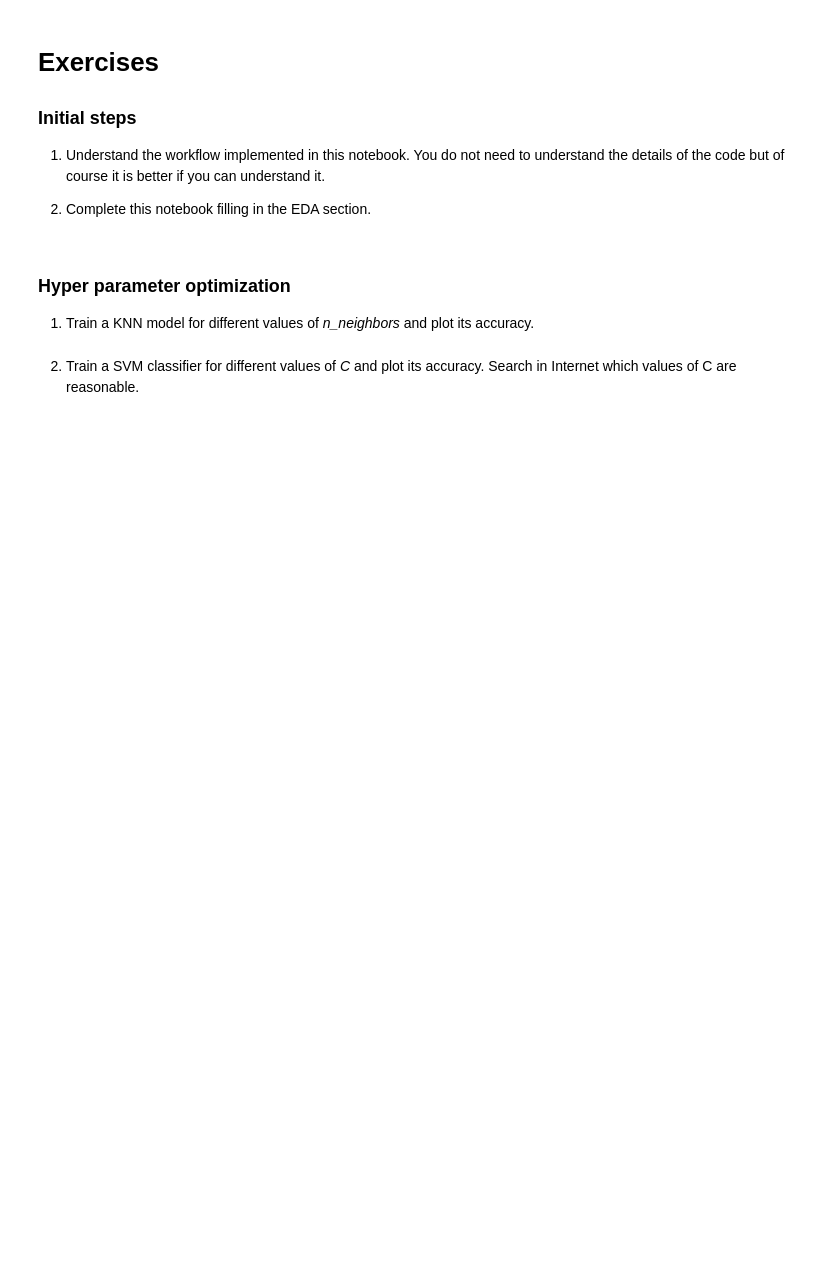
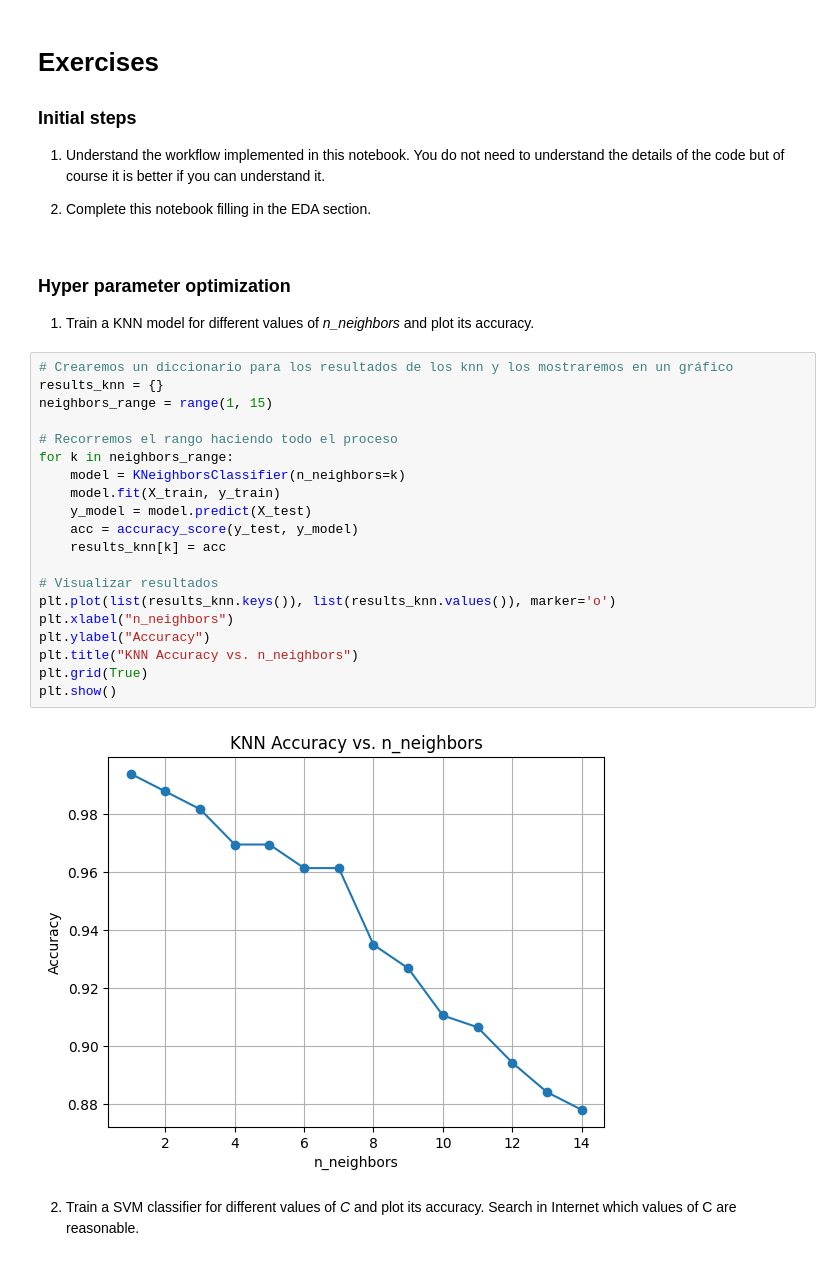
Before and after one commit to MakiMH3/Analyzing-Historical-Stock-Revenue-Data-and-Building-a-Dashboard, a Jupyter notebook: assignments/planets/planets.ipynb, the cells around one changed output. Cells and saved outputs as stored; diff of their text form; blank space fills up the shorter version.

```diff
--- a/assignments/planets/planets.ipynb
+++ b/assignments/planets/planets.ipynb
@@ -408,5 +409,27 @@ results
 ### Hyper parameter optimization
 
 1. Train a KNN model for different values of *n_neighbors* and plot its accuracy.
+# %%
+# Crearemos un diccionario para los resultados de los knn y los mostraremos en un gráfico
+results_knn = {}
+neighbors_range = range(1, 15)
+
+# Recorremos el rango haciendo todo el proceso
+for k in neighbors_range:
+    model = KNeighborsClassifier(n_neighbors=k)
+    model.fit(X_train, y_train)
+    y_model = model.predict(X_test)
+    acc = accuracy_score(y_test, y_model)
+    results_knn[k] = acc
+
+# Visualizar resultados
+plt.plot(list(results_knn.keys()), list(results_knn.values()), marker='o')
+plt.xlabel("n_neighbors")
+plt.ylabel("Accuracy")
+plt.title("KNN Accuracy vs. n_neighbors")
+plt.grid(True)
+plt.show()
+# %% [output]
+[figure, added]
 # %% [markdown]
 2. Train a SVM classifier for different values of *C* and plot its accuracy. Search in Internet which values of C are reasonable.
```
Also changed, not shown: parts of 27 cells of this notebook.
